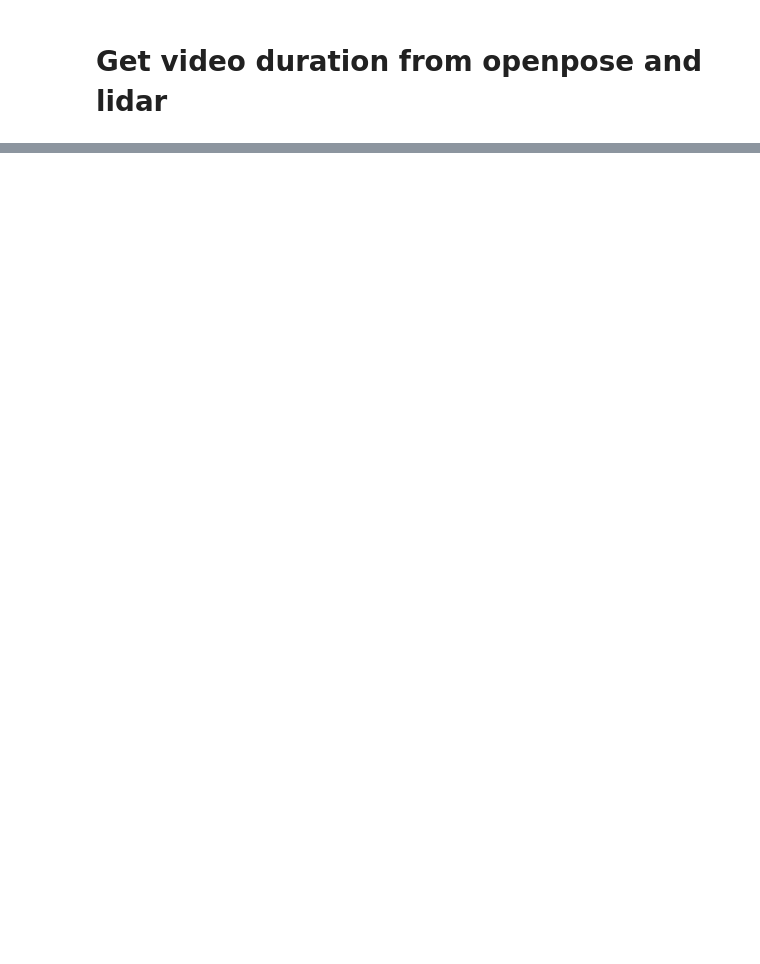
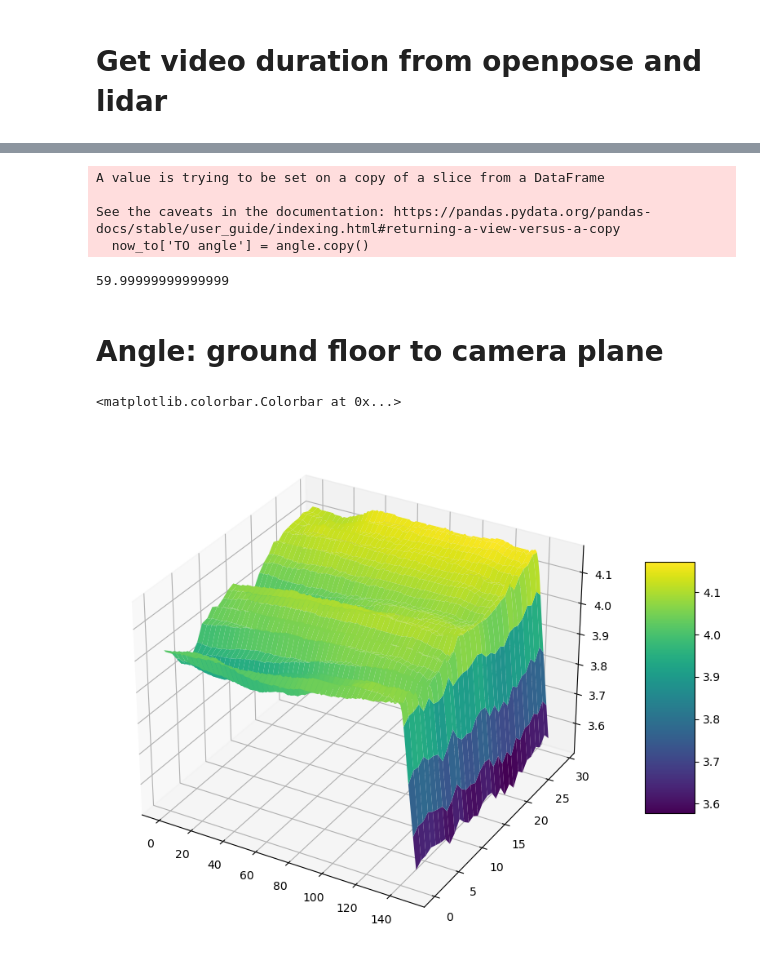
Before and after one commit to Ivy421/5003, a Jupyter notebook: Complete_Flow.ipynb, the cells around one changed output, grey strips where cells are left out. Saved outputs shown, nothing was run; the diff lists cells and outputs as text; code cells hidden in the pictures; blank space fills up the shorter version.

```diff
--- a/Complete_Flow.ipynb
+++ b/Complete_Flow.ipynb
@@ -207,0 +257,38 @@ HS angle of frame 87 is : 35.795929349353905
+# %%
+now_to['TO angle'] = angle.copy()
+to_df.iloc[iter_number] = now_to
+to_df.to_excel('E:/NUS/5003/A_3Dtransform/ivy_data/result_TO.xlsx', index = False)
+# %% [output]
+A value is trying to be set on a copy of a slice from a DataFrame
+
+See the caveats in the documentation: https://pandas.pydata.org/pandas-docs/stable/user_guide/indexing.html#returning-a-view-versus-a-copy
+  now_to['TO angle'] = angle.copy()
+# %%
+np.degrees( np.arcsin(np.sqrt(3)/2 )  )
+# %% [output]
+59.99999999999999
+# %% [markdown]
+#  Angle: ground floor to camera plane
+# %%
+depth_of_camera = min(lidar_df.iloc[60,70:120])
+camera_plane = np.argmin( lidar_df.iloc[60,40:120] )
+depth_of_camera, camera_plane
+
+## camera_plane = 71+40 =111
+
+rows, cols = lidar_df.iloc[40:70,50:200].shape
+
+# 创建一个网格
+x = np.arange(cols)
+y = np.arange(rows)
+x, y = np.meshgrid(x, y)
+# 绘制三维图像
+fig = plt.figure(figsize=(12,8))
+ax = fig.add_subplot(111, projection='3d')
+
+# 绘制曲面
+surf = ax.plot_surface(x, y, lidar_df.iloc[40:70,50:200], cmap='viridis')
+fig.colorbar(surf, ax=ax, shrink=0.5, aspect=5)
+# %% [output]
+<matplotlib.colorbar.Colorbar at 0x...>
+[figure, added]
```
Also changed, not shown: parts of 18 cells of this notebook.
